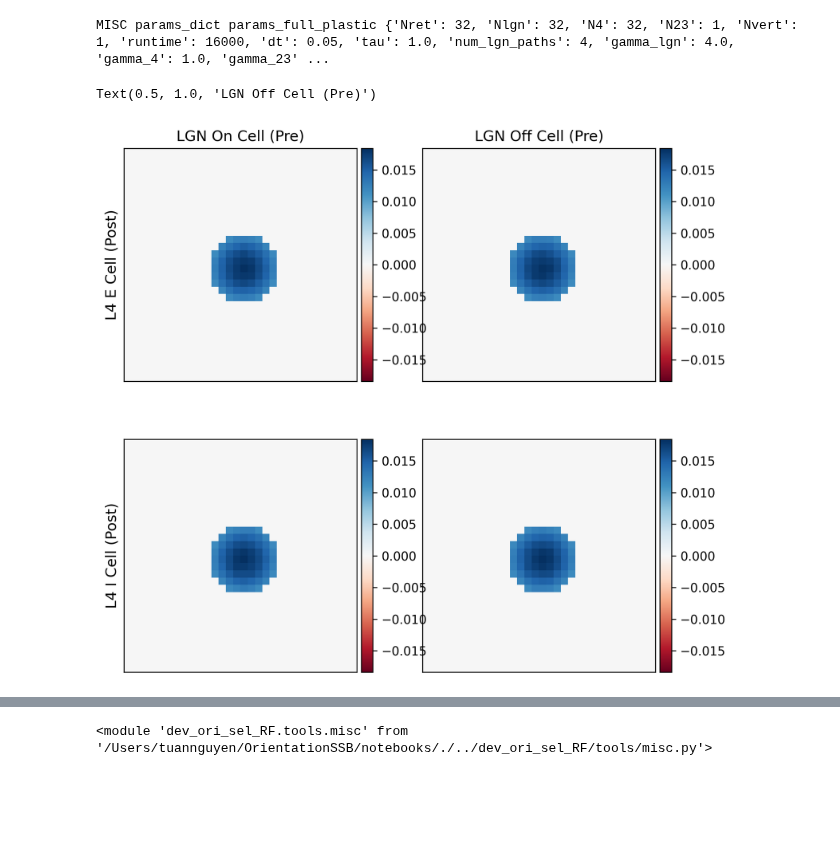
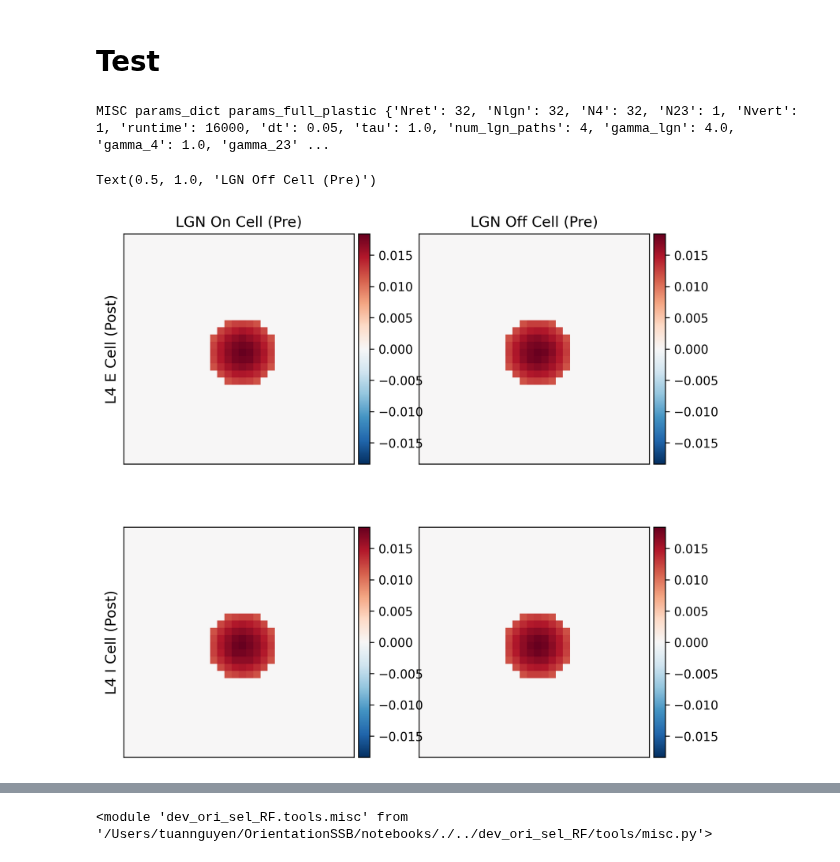
Before and after one commit to AddingAddict/OrientationSSB, a Jupyter notebook: notebooks/tuan_full_plastic_dev_ori_sel_RF.ipynb, the cells around one changed output, grey strips where cells are left out. Cells and saved outputs as stored; diff of their text form; code cells hidden in the pictures; blank space fills up the shorter version.

```diff
--- a/notebooks/tuan_full_plastic_dev_ori_sel_RF.ipynb
+++ b/notebooks/tuan_full_plastic_dev_ori_sel_RF.ipynb
@@ -63,3 +95,5 @@ def get_network_system(Version,config_name):
+# %% [markdown]
+# Test
 # %%
 reload(misc)
 
@@ -74,22 +108,22 @@ _,Wlgnto4,arbor_on,arbor_off,arbor2,_,W4to4,arbor4to4,_ = get_network_system(-1,
 # %%
 fig,axs = plt.subplots(2,2,figsize=(8,8),dpi=300)
 fig.subplots_adjust(hspace=.2, wspace=.2)
 
 imshowbar(fig,axs[0,0],Wlgnto4[0].reshape(N4,N4,Nlgn,Nlgn)[N4//2,N4//2,:,:],
-          vmin=-np.max(np.abs(Wlgnto4)),vmax=np.max(np.abs(Wlgnto4)),cmap='RdBu')
+          vmin=-np.max(np.abs(Wlgnto4)),vmax=np.max(np.abs(Wlgnto4)),cmap='RdBu_r')
 imshowbar(fig,axs[0,1],Wlgnto4[1].reshape(N4,N4,Nlgn,Nlgn)[N4//2,N4//2,:,:],
-          vmin=-np.max(np.abs(Wlgnto4)),vmax=np.max(np.abs(Wlgnto4)),cmap='RdBu')
+          vmin=-np.max(np.abs(Wlgnto4)),vmax=np.max(np.abs(Wlgnto4)),cmap='RdBu_r')
 imshowbar(fig,axs[1,0],Wlgnto4[2].reshape(N4,N4,Nlgn,Nlgn)[N4//2,N4//2,:,:],
-          vmin=-np.max(np.abs(Wlgnto4)),vmax=np.max(np.abs(Wlgnto4)),cmap='RdBu')
+          vmin=-np.max(np.abs(Wlgnto4)),vmax=np.max(np.abs(Wlgnto4)),cmap='RdBu_r')
 imshowbar(fig,axs[1,1],Wlgnto4[3].reshape(N4,N4,Nlgn,Nlgn)[N4//2,N4//2,:,:],
-          vmin=-np.max(np.abs(Wlgnto4)),vmax=np.max(np.abs(Wlgnto4)),cmap='RdBu')
+          vmin=-np.max(np.abs(Wlgnto4)),vmax=np.max(np.abs(Wlgnto4)),cmap='RdBu_r')
 axs[0,0].set_ylabel('L4 E Cell (Post)',fontsize=12)
 axs[1,0].set_ylabel('L4 I Cell (Post)',fontsize=12)
 axs[0,0].set_title('LGN On Cell (Pre)',fontsize=12)
 axs[0,1].set_title('LGN Off Cell (Pre)',fontsize=12)
 # %% [output]
 Text(0.5, 1.0, 'LGN Off Cell (Pre)')
-[figure, old version]
+[figure, new version]
 # %%
 fig,axs = plt.subplots(2,2,figsize=(8,8),dpi=300)
 fig.subplots_adjust(hspace=.2, wspace=.2)
```
Also changed, not shown: parts of 4 cells of this notebook, 3 other files.
